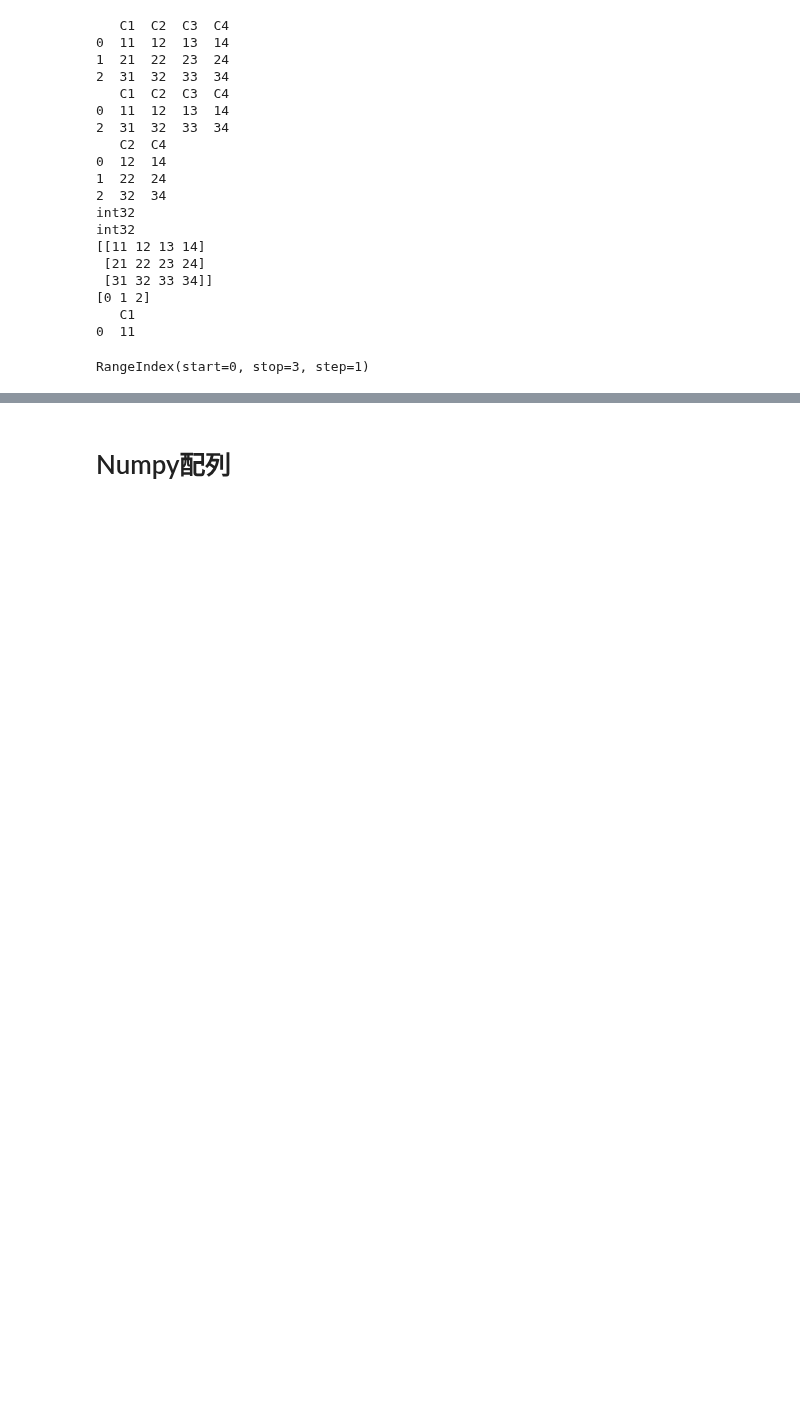
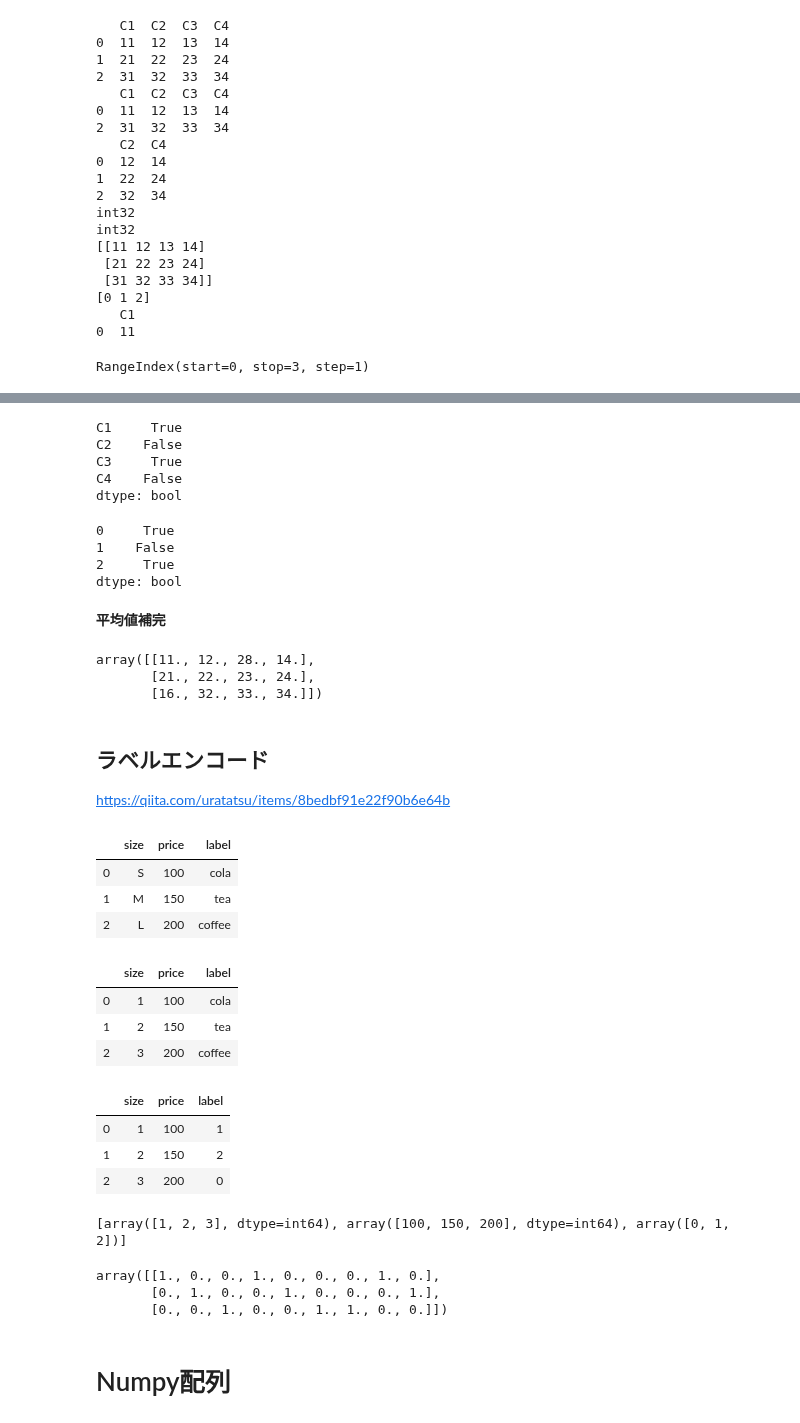
Before and after one commit to t2240013/hello-world, a Jupyter notebook: PythonMemo.ipynb, the cells around one changed output, grey strips where cells are left out. Saved outputs shown, nothing was run; the diff lists cells and outputs as text; code cells hidden in the pictures; blank space fills up the shorter version.

```diff
--- a/PythonMemo.ipynb
+++ b/PythonMemo.ipynb
@@ -665,0 +703,17 @@ RangeIndex(start=0, stop=3, step=1)
+# %%
+df.isnull().any()
+# %% [output]
+C1     True
+C2    False
+C3     True
+C4    False
+dtype: bool
+# %%
+df.isnull().any(axis=1)
+# %% [output]
+0     True
+1    False
+2     True
+dtype: bool
+# %% [markdown]
+**平均値補完**
@@ -666,3 +725,65 @@ RangeIndex(start=0, stop=3, step=1)
+# %%
+display(dfnonan)
+# %% [output]
+array([[11., 12., 28., 14.],
+       [21., 22., 23., 24.],
+       [16., 32., 33., 34.]])
+# %% [markdown]
+## ラベルエンコード
+https://qiita.com/uratatsu/items/8bedbf91e22f90b6e64b
+# %%
+df = pd.DataFrame([
+        ['S', 100, 'cola'],
+        ['M', 150, 'tea'],
+        ['L', 200, 'coffee']])
+df.columns = ['size', 'price', 'label']
+df
+# %% [output]
+|  | size | price | label |
+| 0 | S | 100 | cola |
+| 1 | M | 150 | tea |
+| 2 | L | 200 | coffee |
+# %%
+# Manual Encode
+size_mapping = {'L': 3, 'M': 2, 'S': 1}
+df['size'] = df['size'].map(size_mapping)
+display(df)
+# %% [output]
+|  | size | price | label |
+| 0 | 1 | 100 | cola |
+| 1 | 2 | 150 | tea |
+| 2 | 3 | 200 | coffee |
+# %%
+# Label Encoder
+from sklearn.preprocessing import LabelEncoder
+#LabelEncoderのインスタンスを生成
+le = LabelEncoder()
+#ラベルを覚えさせる
+le = le.fit(df['label'])
+#ラベルを整数に変換
+df['label'] = le.transform(df['label'])
+df
+# %% [output]
+|  | size | price | label |
+| 0 | 1 | 100 | 1 |
+| 1 | 2 | 150 | 2 |
+| 2 | 3 | 200 | 0 |
+# %%
+# One Hot Encoder
+# 最後の要素だけOneHotする方法がわからない
+from sklearn.preprocessing import OneHotEncoder
+#one-hot エンコーダの生成
+oe = OneHotEncoder( categories='auto' )
+#one-hot エンコーディングを実行
+oe.fit(df)
+print( oe.categories_)
+array = oe.transform(df).toarray()
+array
+# %% [output]
+[array([1, 2, 3], dtype=int64), array([100, 150, 200], dtype=int64), array([0, 1, 2])]
+array([[1., 0., 0., 1., 0., 0., 0., 1., 0.],
+       [0., 1., 0., 0., 1., 0., 0., 0., 1.],
+       [0., 0., 1., 0., 0., 1., 1., 0., 0.]])
 # %% [markdown]
 # Numpy配列
 # %% [markdown]
```
Also changed, not shown: parts of 14 cells of this notebook.
